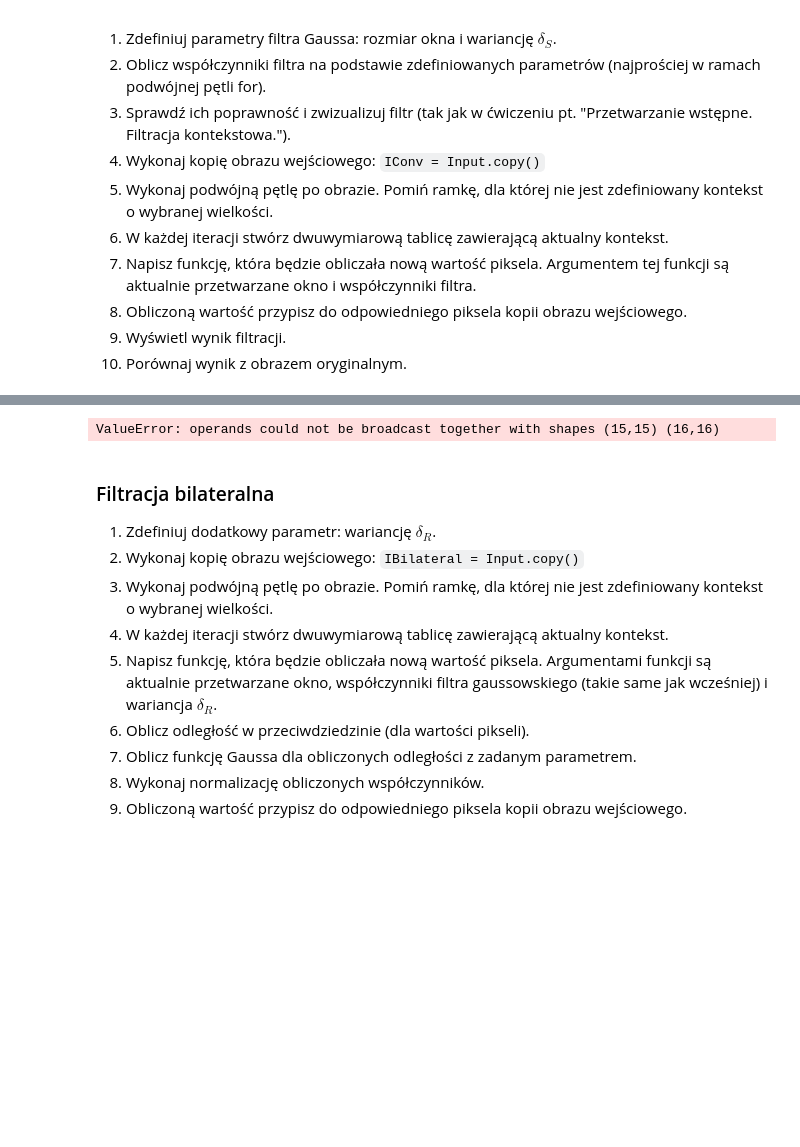
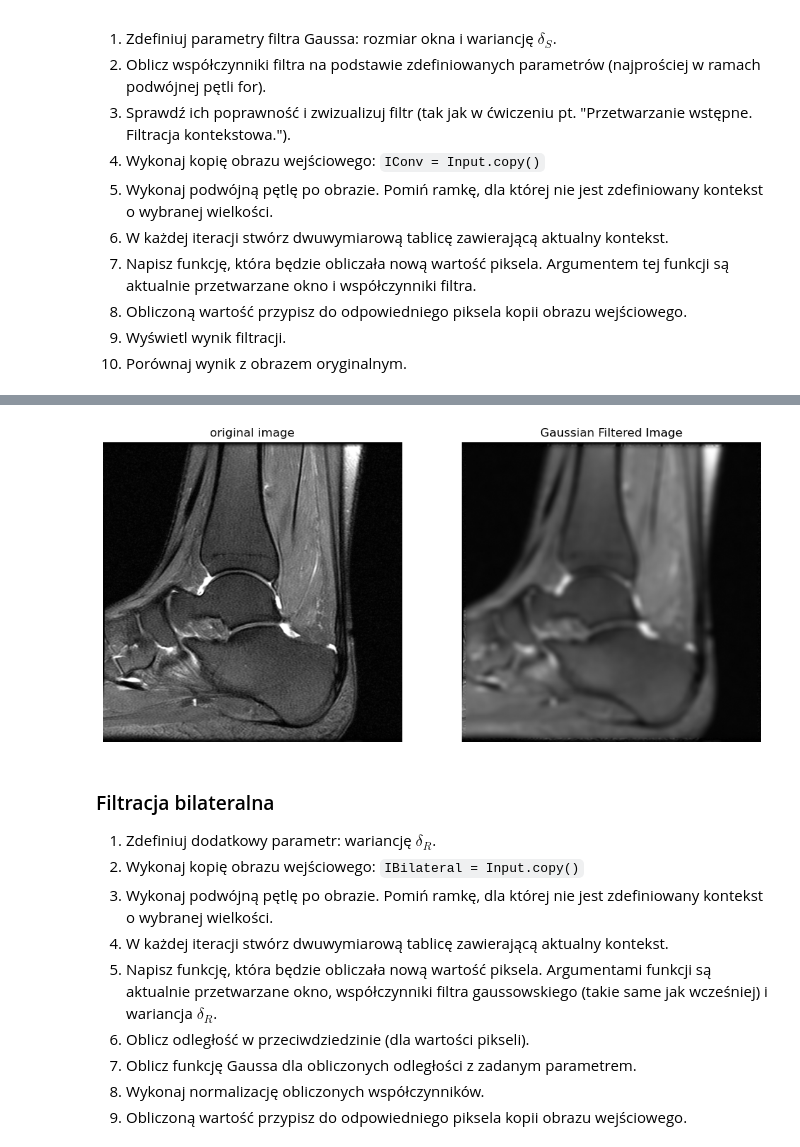
Before and after one commit to Igur7/vision_systems, a Jupyter notebook: lab7/L07_bilateral.ipynb, the cells around one changed output, grey strips where cells are left out. Saved outputs shown, nothing was run; the diff lists cells and outputs as text; code cells hidden in the pictures; blank space fills up the shorter version.

```diff
--- a/lab7/L07_bilateral.ipynb
+++ b/lab7/L07_bilateral.ipynb
@@ -162,18 +164,27 @@ plot_3d_surface(gauss)
 # %%
+Input = I_noisy4
 IConv = Input.copy().astype('float32')
-rows, cols = Input.shape
+rows,cols = Input.shape
 half = size // 2
-def calculate_pixel_value(window, mask):
-    return np.sum(window * mask)
+
+def calculate_value_of_pixel(window, kernel):
+    return np.sum(window * kernel)
 
 for i in range(half, rows - half):
     for j in range(half, cols - half):
-        context = Input[i - half : i + half + 1, j - half : j + half + 1]
-        IConv[i, j] = calculate_pixel_value(context, gauss)
+        context = Input[i-half:i+half+1, j-half:j+half+1]
+        IConv[i, j] = calculate_value_of_pixel(context, gauss)
 
-IConv = np.uint8(IConv)
+fig, ax = plt.subplots(1, 2, figsize=(12, 6))
+ax[0].imshow(Input, cmap='gray')
+ax[0].set_title('original image')
+ax[0].axis('off')
+ax[1].imshow(IConv, cmap='gray')
+ax[1].set_title('Gaussian Filtered Image')
+ax[1].axis('off')
+plt.show()
 # %% [output]
-ValueError: operands could not be broadcast together with shapes (15,15) (16,16)
+[figure, added]
 # %% [markdown]
 ### Filtracja bilateralna
 
```
Also changed, not shown: parts of 3 cells of this notebook.
